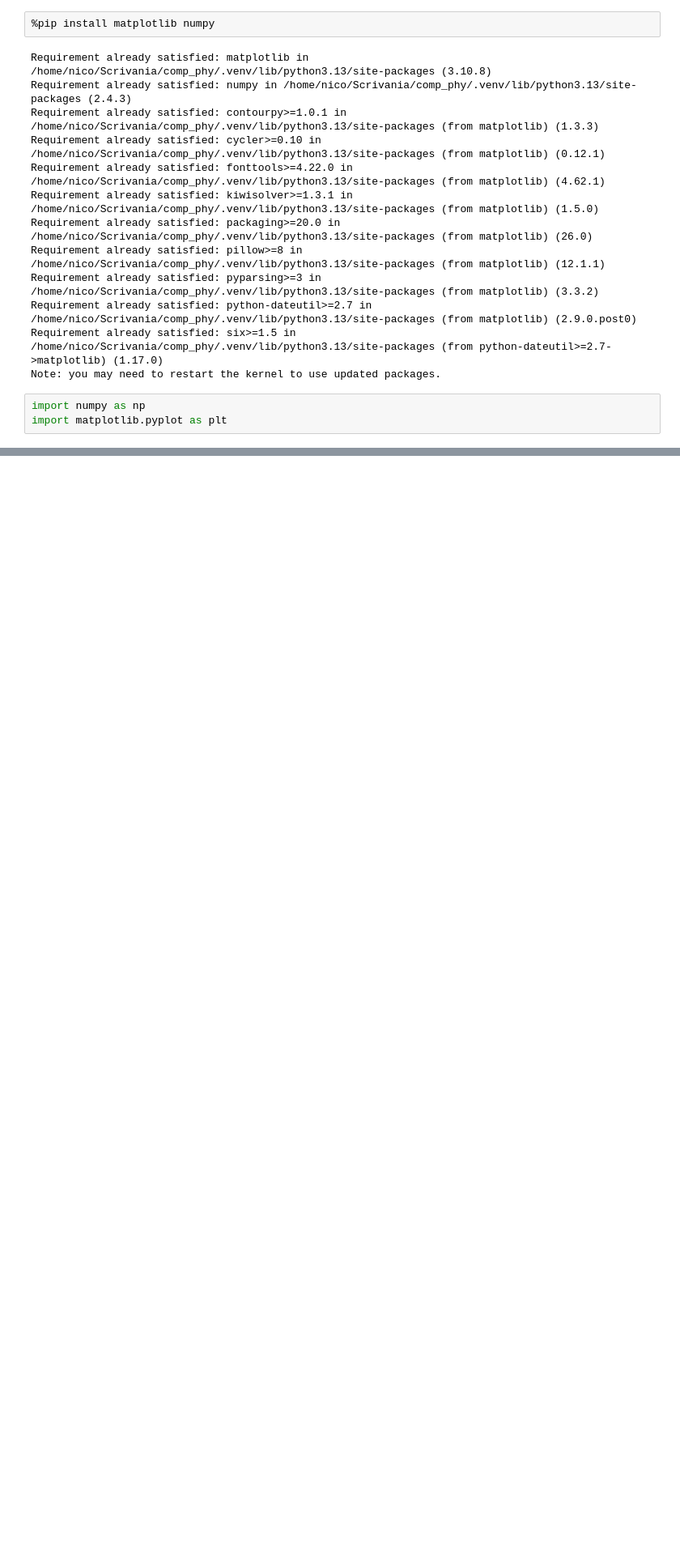
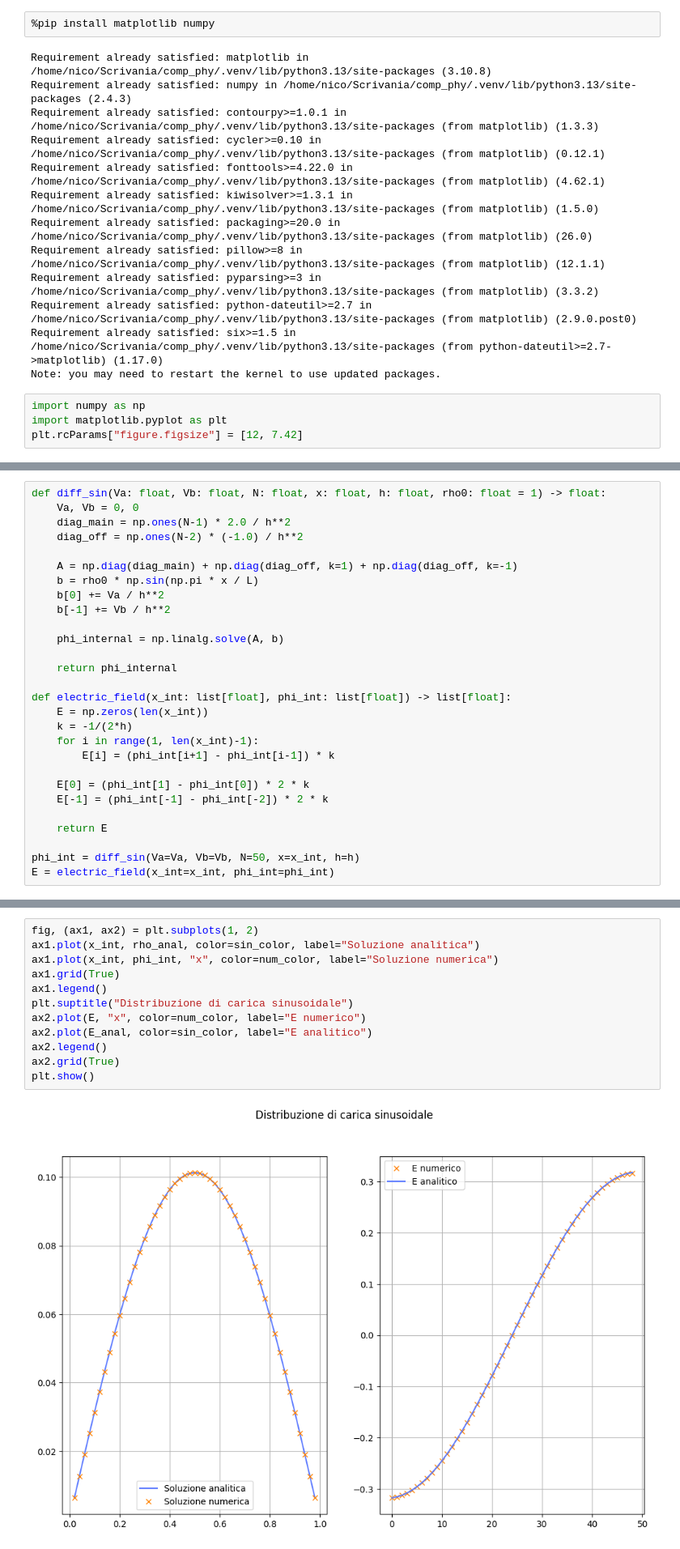
Before and after one commit to nicola-lamaddalena/computational_physics_course, a Jupyter notebook: ode/poisson/main.ipynb, the cells around one changed output, grey strips where cells are left out. Shown at 81% size. Drawn from its saved outputs; the diff is of its cells as text; blank space fills up the shorter version.

```diff
--- a/ode/poisson/main.ipynb
+++ b/ode/poisson/main.ipynb
@@ -16,3 +16,4 @@ Note: you may need to restart the kernel to use updated packages.
 # %%
 import numpy as np
 import matplotlib.pyplot as plt
+plt.rcParams["figure.figsize"] = [12, 7.42]
@@ -18,0 +35,28 @@ import matplotlib.pyplot as plt
+# %%
+def diff_sin(Va: float, Vb: float, N: float, x: float, h: float, rho0: float = 1) -> float:
+    Va, Vb = 0, 0
+    diag_main = np.ones(N-1) * 2.0 / h**2
+    diag_off = np.ones(N-2) * (-1.0) / h**2
+
+    A = np.diag(diag_main) + np.diag(diag_off, k=1) + np.diag(diag_off, k=-1)
+    b = rho0 * np.sin(np.pi * x / L)
+    b[0] += Va / h**2
+    b[-1] += Vb / h**2
+
+    phi_internal = np.linalg.solve(A, b)
+
+    return phi_internal
+
+def electric_field(x_int: list[float], phi_int: list[float]) -> list[float]:
+    E = np.zeros(len(x_int))
+    k = -1/(2*h)
+    for i in range(1, len(x_int)-1):
+        E[i] = (phi_int[i+1] - phi_int[i-1]) * k
+
+    E[0] = (phi_int[1] - phi_int[0]) * 2 * k
+    E[-1] = (phi_int[-1] - phi_int[-2]) * 2 * k
+
+    return E
+
+phi_int = diff_sin(Va=Va, Vb=Vb, N=50, x=x_int, h=h)
+E = electric_field(x_int=x_int, phi_int=phi_int)
@@ -18,0 +69,14 @@ import matplotlib.pyplot as plt
+# %%
+fig, (ax1, ax2) = plt.subplots(1, 2)
+ax1.plot(x_int, rho_anal, color=sin_color, label="Soluzione analitica")
+ax1.plot(x_int, phi_int, "x", color=num_color, label="Soluzione numerica")
+ax1.grid(True)
+ax1.legend()
+plt.suptitle("Distribuzione di carica sinusoidale")
+ax2.plot(E, "x", color=num_color, label="E numerico")
+ax2.plot(E_anal, color=sin_color, label="E analitico")
+ax2.legend()
+ax2.grid(True)
+plt.show()
+# %% [output]
+[figure, added]
```
Also changed, not shown: parts of 4 cells of this notebook.
